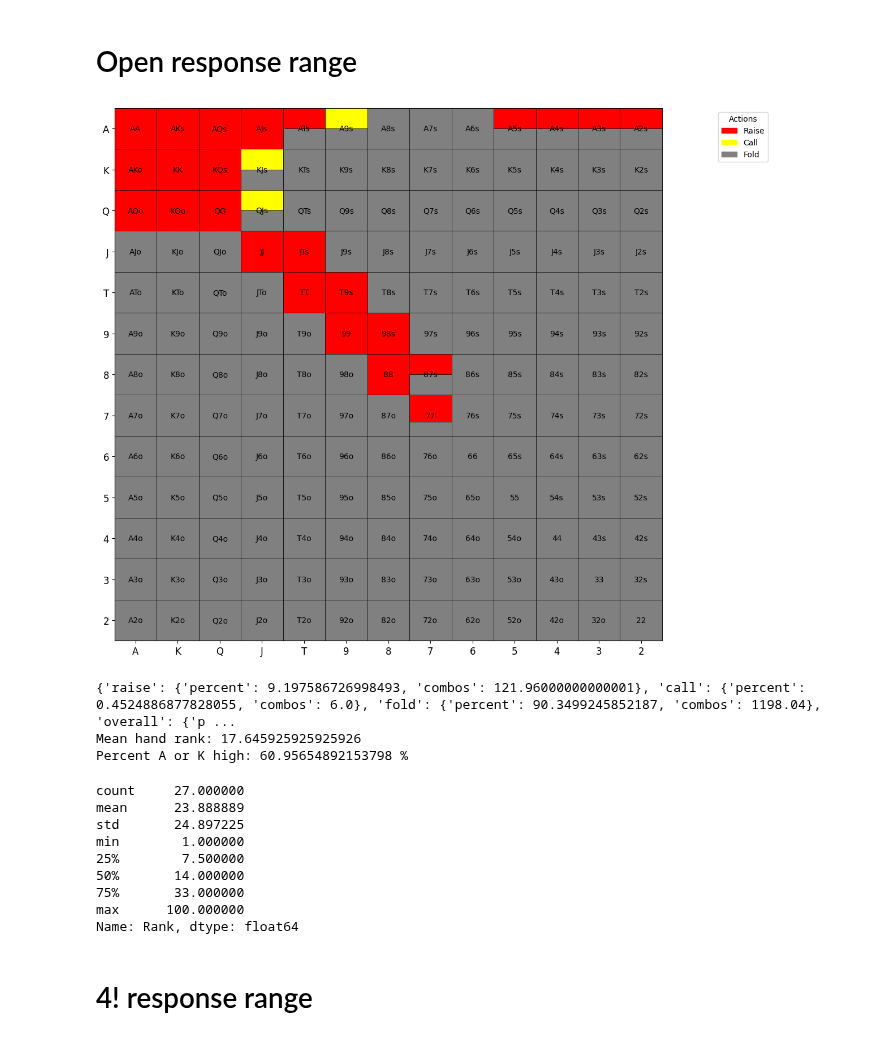
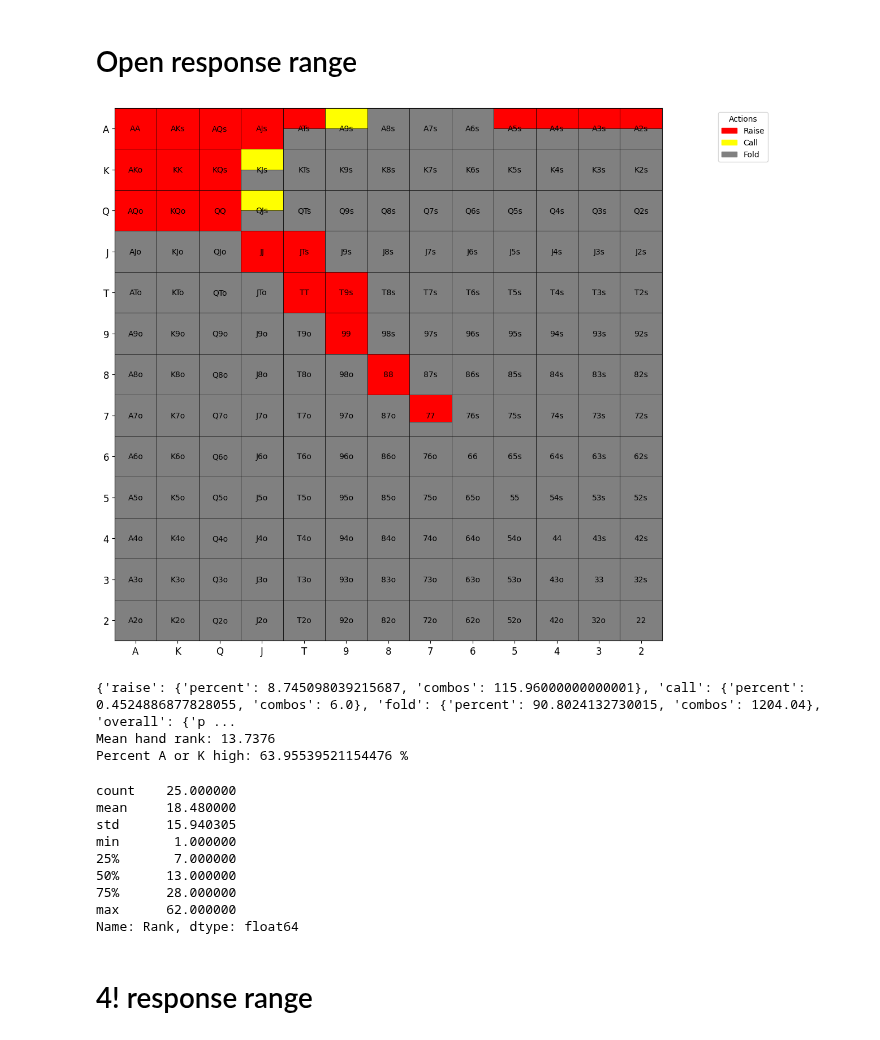
Before and after one commit to KunaalAgarwal/poker_analysis, a Jupyter notebook: src/mp1_ranges.ipynb, the cells around one changed output. Drawn from its saved outputs; the diff is of its cells as text; code cells hidden in the pictures.

```diff
--- a/src/mp1_ranges.ipynb
+++ b/src/mp1_ranges.ipynb
@@ -307,49 +307,49 @@ open_response_range = {
     "T9s": {"raise": 1.0, "call": 0.0}, # 3bet bluff
     "T8s": {"raise": 0.0, "call": 0.0}, # this will fold to earlier
 
-    "98s": {"raise": 1.0, "call": 0.0}, # 3bet bluff
+    "98s": {"raise": 0.0, "call": 0.0},
     "97s": {"raise": 0.0, "call": 0.0},
 
-    "87s": {"raise": 0.5, "call": 0.0}, # 3bet bluff
+    "87s": {"raise": 0.0, "call": 0.0},
     "86s": {"raise": 0.0, "call": 0.0},
 
     "76s": {"raise": 0.0, "call": 0.0},
     "75s": {"raise": 0.0, "call": 0.0},
 
     "65s": {"raise": 0.0, "call": 0.0},
 
     "54s": {"raise": 0.0, "call": 0.0},
 
     "43s": {"raise": 0.0, "call": 0.0},
 
     "32s": {"raise": 0.0, "call": 0.0},
 }
 
 # Visualize the range
 open_response = range_construction.generate_range(open_response_range, '../ranges/mp1_ranges/mp1_open_response')
 open_response_distribution = range_construction.range_hand_distribution(open_response_range)
 open_response_percent_by_actions = range_construction.range_percent_by_all_actions(open_response_range)
 open_response_mean_hand_rank = range_construction.average_range_rank(open_response_range)
 
 print(open_response_percent_by_actions)
 print(f'Mean hand rank: {open_response_mean_hand_rank}')
 print(f'Percent A or K high: {range_construction.percent_range_high_card(open_response_range)} %')
 
 open_response_distribution[1].to_csv('../ranges/mp1_ranges/mp1_open_response_distribution.csv')
 open_response_distribution[0]
 # %% [output]
-[figure, old version]
+[figure, new version]
-{'raise': {'percent': 9.197586726998493, 'combos': 121.96000000000001}, 'call': {'percent': 0.4524886877828055, 'combos': 6.0}, 'fold': {'percent': 90.3499245852187, 'combos': 1198.04}, 'overall': {'p ...
-Mean hand rank: 17.645925925925926
-Percent A or K high: 60.95654892153798 %
+{'raise': {'percent': 8.745098039215687, 'combos': 115.96000000000001}, 'call': {'percent': 0.4524886877828055, 'combos': 6.0}, 'fold': {'percent': 90.8024132730015, 'combos': 1204.04}, 'overall': {'p ...
+Mean hand rank: 13.7376
+Percent A or K high: 63.95539521154476 %
-count     27.000000
-mean      23.888889
-std       24.897225
-min        1.000000
-25%        7.500000
-50%       14.000000
-75%       33.000000
-max      100.000000
+count    25.000000
+mean     18.480000
+std      15.940305
+min       1.000000
+25%       7.000000
+50%      13.000000
+75%      28.000000
+max      62.000000
 Name: Rank, dtype: float64
 # %% [markdown]
 # 4! response range
```
Also changed, not shown: 2 other files.
